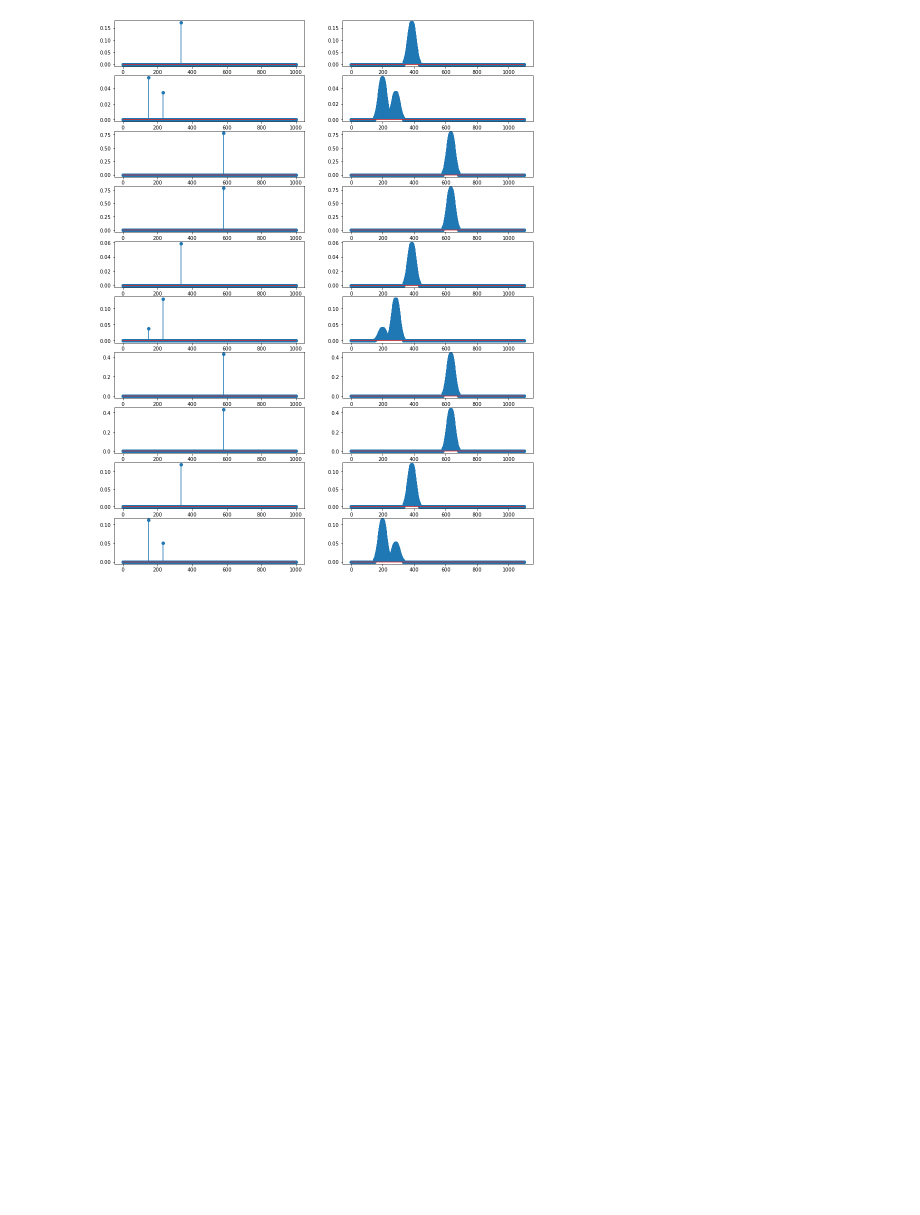
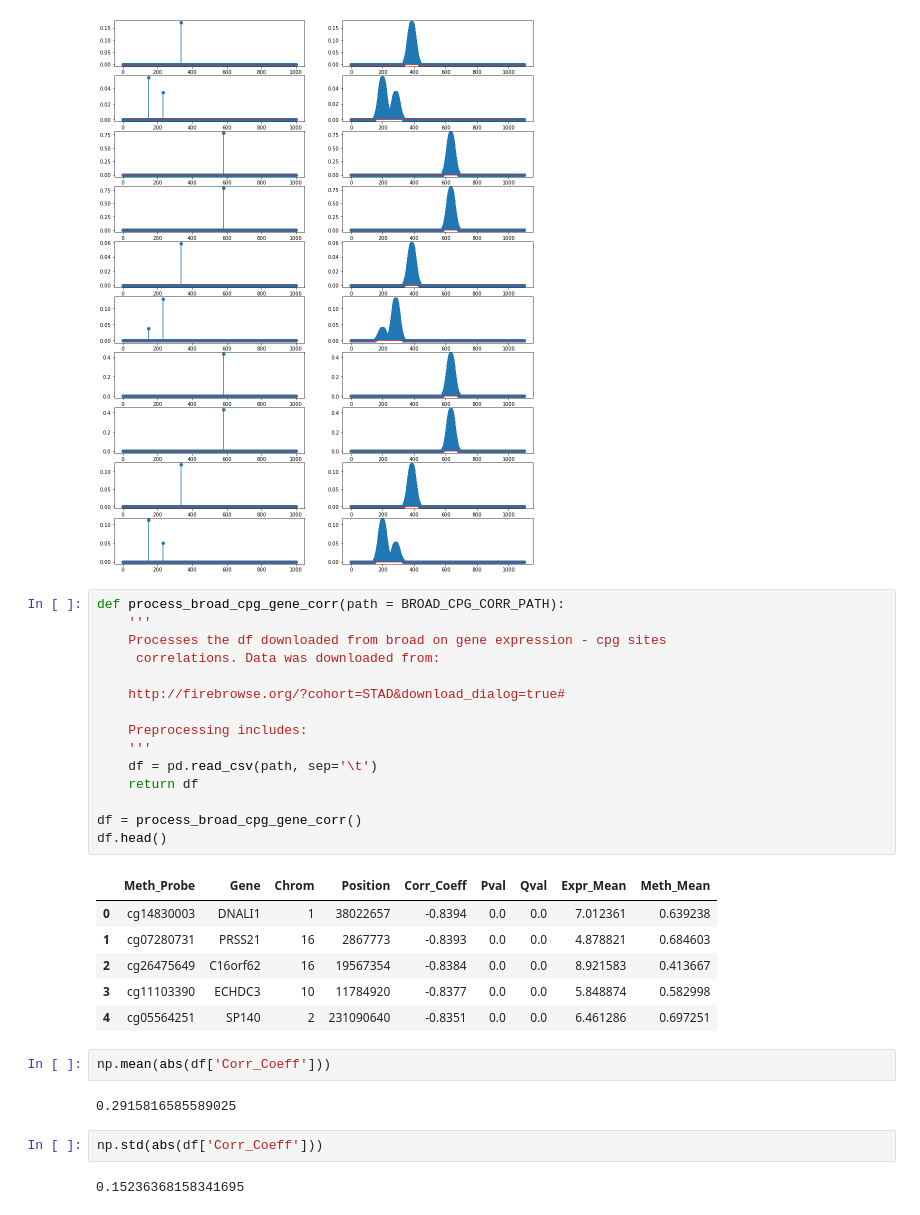
Before and after one commit to ursueugen/meth2expr, a Jupyter notebook: notebooks/DataLoaders.ipynb, the cells around one changed output. Saved outputs shown, nothing was run; the diff lists cells and outputs as text; blank space fills up the shorter version.

```diff
--- a/notebooks/DataLoaders.ipynb
+++ b/notebooks/DataLoaders.ipynb
@@ -820,3 +647,33 @@ stemplots(sigs[:10], gauss)
 [figure]
 [figure]
 [figure]
+# %%
+def process_broad_cpg_gene_corr(path = BROAD_CPG_CORR_PATH):
+    '''
+    Processes the df downloaded from broad on gene expression - cpg sites
+     correlations. Data was downloaded from:
+
+    http://firebrowse.org/?cohort=STAD&download_dialog=true#
+
+    Preprocessing includes:
+    '''
+    df = pd.read_csv(path, sep='\t')
+    return df
+
+df = process_broad_cpg_gene_corr()
+df.head()
+# %% [output]
+|  | Meth_Probe | Gene | Chrom | Position | Corr_Coeff | Pval | Qval | Expr_Mean | Meth_Mean |
+| 0 | cg14830003 | DNALI1 | 1 | 38022657 | -0.8394 | 0.0 | 0.0 | 7.012361 | 0.639238 |
+| 1 | cg07280731 | PRSS21 | 16 | 2867773 | -0.8393 | 0.0 | 0.0 | 4.878821 | 0.684603 |
+| 2 | cg26475649 | C16orf62 | 16 | 19567354 | -0.8384 | 0.0 | 0.0 | 8.921583 | 0.413667 |
+| 3 | cg11103390 | ECHDC3 | 10 | 11784920 | -0.8377 | 0.0 | 0.0 | 5.848874 | 0.582998 |
+| 4 | cg05564251 | SP140 | 2 | 231090640 | -0.8351 | 0.0 | 0.0 | 6.461286 | 0.697251 |
+# %%
+np.mean(abs(df['Corr_Coeff']))
+# %% [output]
+0.2915816585589025
+# %%
+np.std(abs(df['Corr_Coeff']))
+# %% [output]
+0.15236368158341695
```
Also changed, not shown: parts of 23 cells of this notebook.
